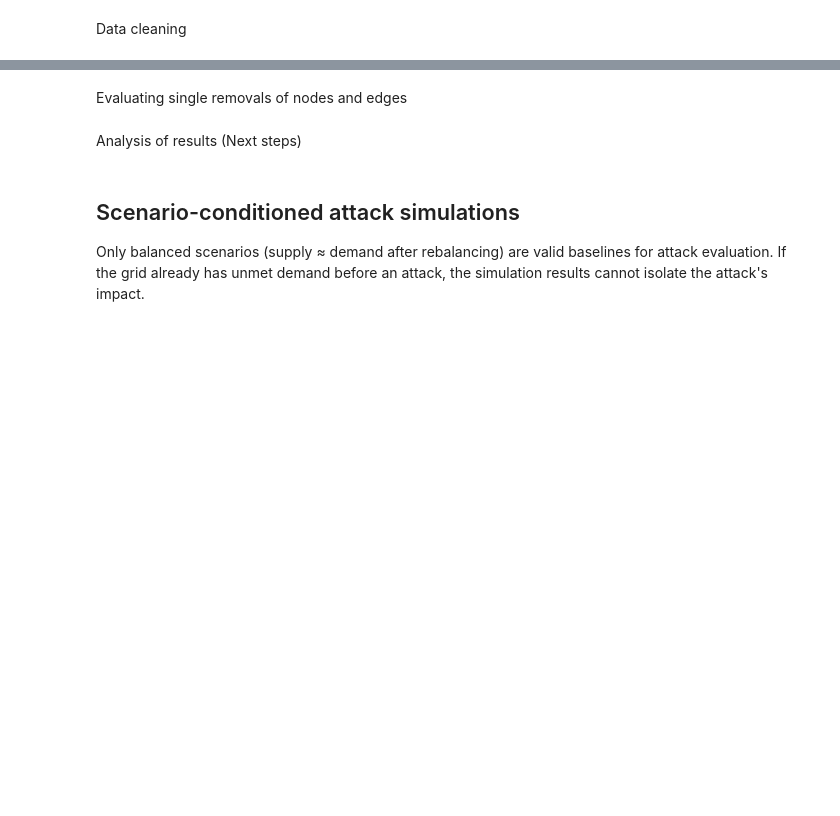
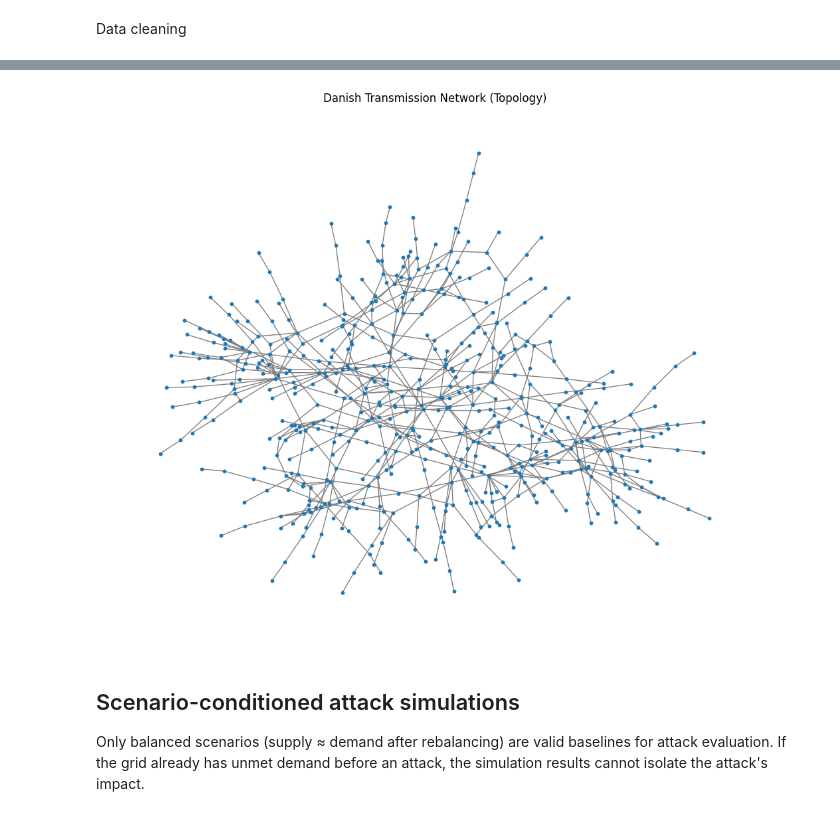
Before and after one commit to Signedue/Critical-Energy-Infrastructure-Under-Hybrid-War-Scenarios, a Jupyter notebook: Master.ipynb, the cells around one changed output, grey strips where cells are left out. Cells and saved outputs as stored; diff of their text form; code cells hidden in the pictures; blank space fills up the shorter version.

Commit message:
Updated Master notebook with cleaning methods

```diff
--- a/Master.ipynb
+++ b/Master.ipynb
@@ -22,3 +23,7 @@ transformer3 = pd.read_excel(file_path, sheet_name="Transformer3", header=3)
 
 for df in [bus, line, gen, load, hvdc, transformer2, transformer3]:
     df.columns = [str(c).strip() for c in df.columns]
+
+
+# This is our main cleaning function that turns our raw data into an unaggregated graph, that is used for the scenario generation
+g_unaggregated = cleaning.main_clean(bus, line, gen, load, hvdc, transformer2, transformer3)
@@ -41,2 +29,0 @@ base_scenario.name = "Base scenario"
-# %% [markdown]
-Evaluating single removals of nodes and edges
@@ -48,5 +30,7 @@ results.head()
-# %% [markdown]
-Analysis of results (Next steps)
+# %%
+cleaning.print_graph(g_unaggregated)
+# %% [output]
+[figure, added]
 # %% [markdown]
 ## Scenario-conditioned attack simulations
 
```
Also changed, not shown: parts of 11 cells of this notebook.
